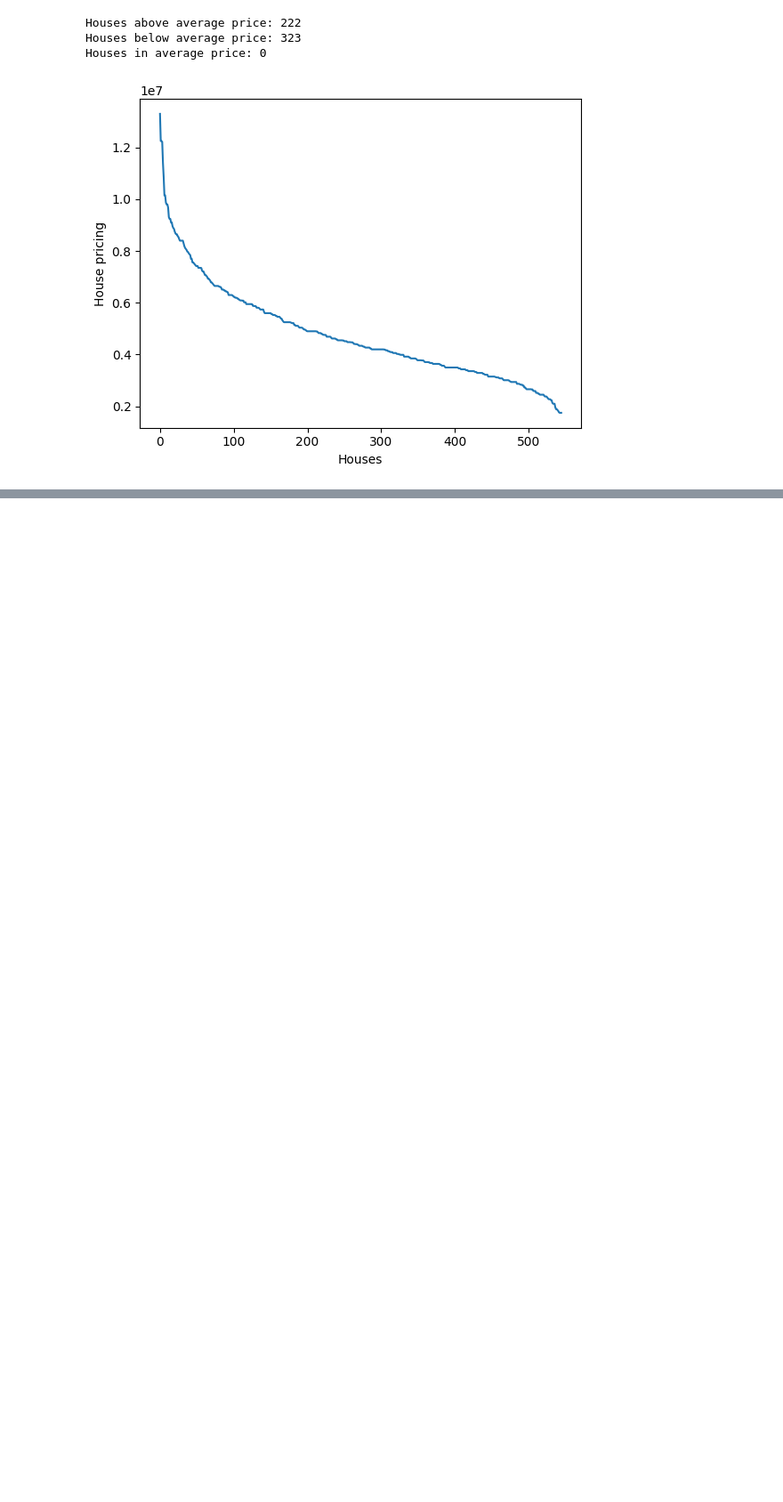
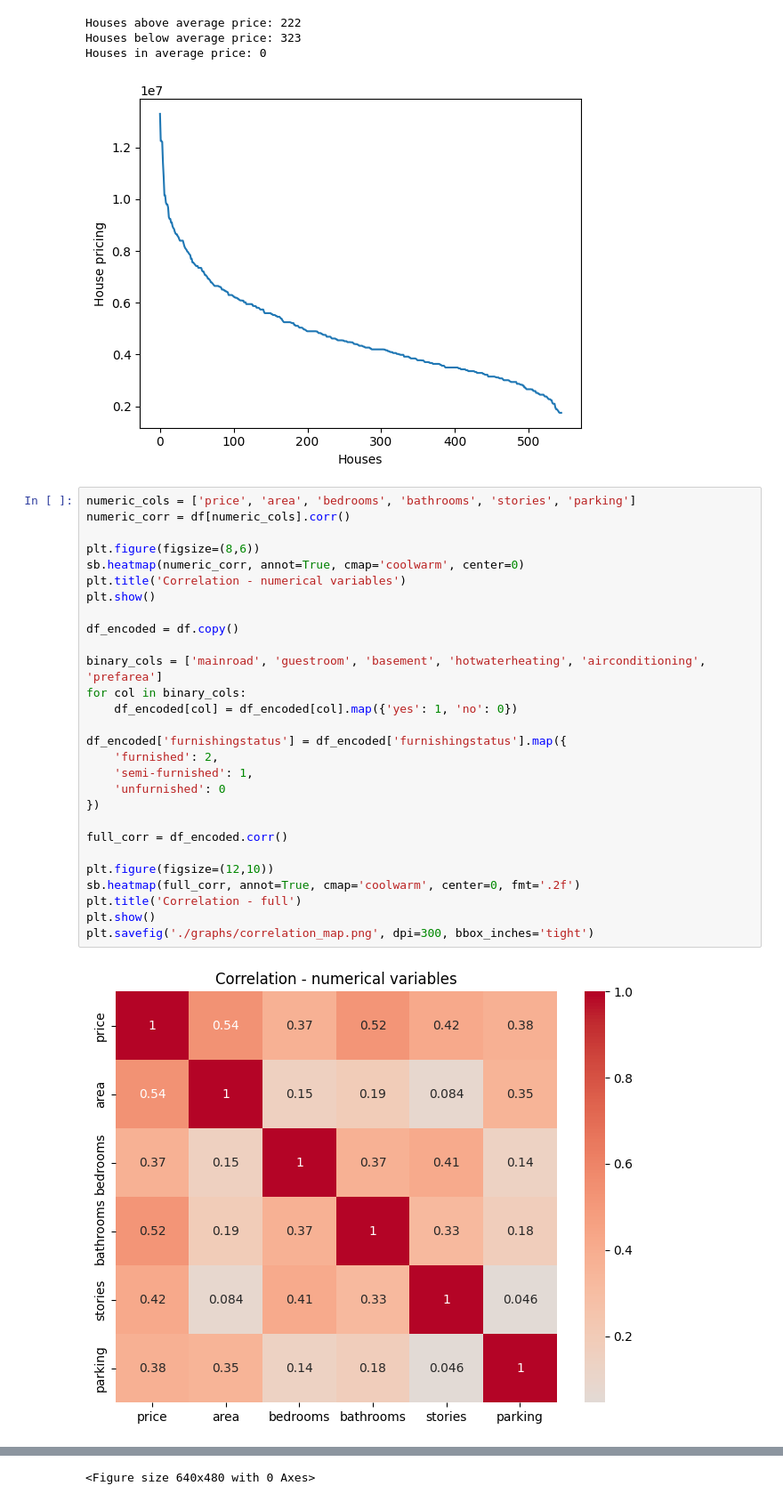
Before and after one commit to juliaathar/house-princing-mlops, a Jupyter notebook: analysis/eda_anaylis.ipynb, the cells around one changed output, grey strips where cells are left out. Shown at 89% size. Cells and saved outputs as stored; diff of their text form; blank space fills up the shorter version.

Commit message:
feat: adding graph plot and one hot encoding

```diff
--- a/analysis/eda_anaylis.ipynb
+++ b/analysis/eda_anaylis.ipynb
@@ -68,3 +69,33 @@ Houses above average price: 222
 Houses below average price: 323
 Houses in average price: 0
 [figure]
+# %%
+numeric_cols = ['price', 'area', 'bedrooms', 'bathrooms', 'stories', 'parking']
+numeric_corr = df[numeric_cols].corr()
+
+plt.figure(figsize=(8,6))
+sb.heatmap(numeric_corr, annot=True, cmap='coolwarm', center=0)
+plt.title('Correlation - numerical variables')
+plt.show()
+
+df_encoded = df.copy()
+
+binary_cols = ['mainroad', 'guestroom', 'basement', 'hotwaterheating', 'airconditioning', 'prefarea']
+for col in binary_cols:
+    df_encoded[col] = df_encoded[col].map({'yes': 1, 'no': 0})
+
+df_encoded['furnishingstatus'] = df_encoded['furnishingstatus'].map({
+    'furnished': 2,
+    'semi-furnished': 1,
+    'unfurnished': 0
+})
+
+full_corr = df_encoded.corr()
+
+plt.figure(figsize=(12,10))
+sb.heatmap(full_corr, annot=True, cmap='coolwarm', center=0, fmt='.2f')
+plt.title('Correlation - full')
+plt.show()
+plt.savefig('./graphs/correlation_map.png', dpi=300, bbox_inches='tight')
+# %% [output]
+[figure, added]
@@ -70,0 +103 @@ Houses in average price: 0
+<Figure size 640x480 with 0 Axes>
```
Also changed, not shown: parts of 3 cells of this notebook, 1 other file.
